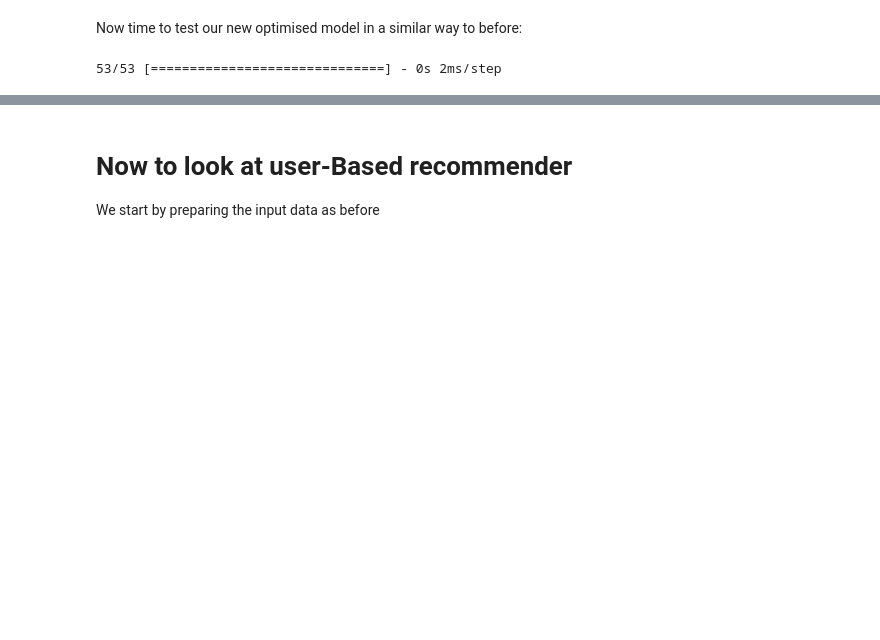
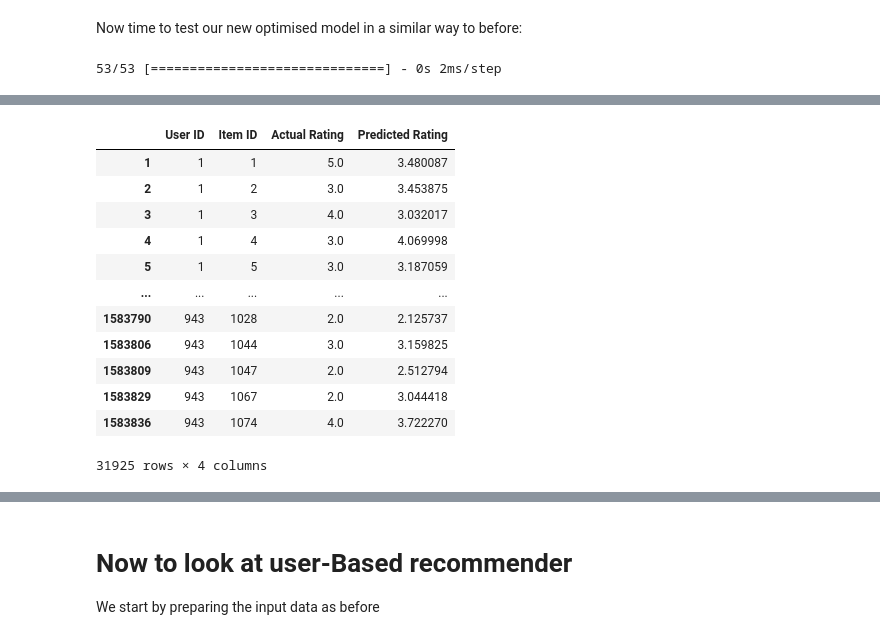
Before and after one commit to ASarriJackson/Group-Assignment-2, a Jupyter notebook: Katherine W/NCF-RefinedVersion.ipynb, the cells around one changed output, grey strips where cells are left out. Drawn from its saved outputs; the diff is of its cells as text; code cells hidden in the pictures; blank space fills up the shorter version.

```diff
--- a/Katherine W/NCF-RefinedVersion.ipynb
+++ b/Katherine W/NCF-RefinedVersion.ipynb
@@ -544,0 +618,41 @@ Row 0 has positive values in columns: ['Romance']
+# %%
+# Step 1: Initialize lists to store the results
+user_ids = []
+item_ids = []
+actual_ratings = []
+predicted_ratings = []
+
+# Step 2: Loop through each user in the dataset
+for user_id in combined_df['User ID'].unique():
+    # Get all items rated by this user
+    user_data = combined_df[combined_df['User ID'] == user_id]
+    items_rated_by_user = user_data['Item ID'].values
+    actual_ratings_dict = dict(zip(user_data['Item ID'], user_data['Rating']))
+
+    # Predict scores for all items
+    user_movies = np.array(range(num_items))  # All movies
+    user_input = np.full((num_items,), user_id, dtype=np.int32)
+    item_input = user_movies.astype(np.int32)
+    genre_input = genre_df.values[:num_items]  # Ensure genre_input has the same size as num_items
+
+    # Predict scores
+    predicted_scores = item_model.predict([user_input, item_input, genre_input]).flatten()
+
+    # Append data for each movie
+    for idx, item_id in enumerate(user_movies):
+        user_ids.append(user_id)
+        item_ids.append(item_id)
+        predicted_ratings.append(predicted_scores[idx])
+        # Get actual rating if it exists; otherwise, append NaN
+        actual_ratings.append(actual_ratings_dict.get(item_id, np.nan))
+
+# Step 3: Create a DataFrame
+results_df = pd.DataFrame({
+    'User ID': user_ids,
+    'Item ID': item_ids,
+    'Actual Rating': actual_ratings,
+    'Predicted Rating': predicted_ratings
+})
+
+# Display the first few rows of the DataFrame
+print(results_df.head())
@@ -544,0 +677,17 @@ Row 0 has positive values in columns: ['Romance']
+# %%
+results_df = results_df.dropna()
+results_df
+# %% [output]
+|  | User ID | Item ID | Actual Rating | Predicted Rating |
+| 1 | 1 | 1 | 5.0 | 3.480087 |
+| 2 | 1 | 2 | 3.0 | 3.453875 |
+| 3 | 1 | 3 | 4.0 | 3.032017 |
+| 4 | 1 | 4 | 3.0 | 4.069998 |
+| 5 | 1 | 5 | 3.0 | 3.187059 |
+| ... | ... | ... | ... | ... |
+| 1583790 | 943 | 1028 | 2.0 | 2.125737 |
+| 1583806 | 943 | 1044 | 3.0 | 3.159825 |
+| 1583809 | 943 | 1047 | 2.0 | 2.512794 |
+| 1583829 | 943 | 1067 | 2.0 | 3.044418 |
+| 1583836 | 943 | 1074 | 4.0 | 3.722270 |
+31925 rows × 4 columns
```
Also changed, not shown: parts of 23 cells of this notebook.
